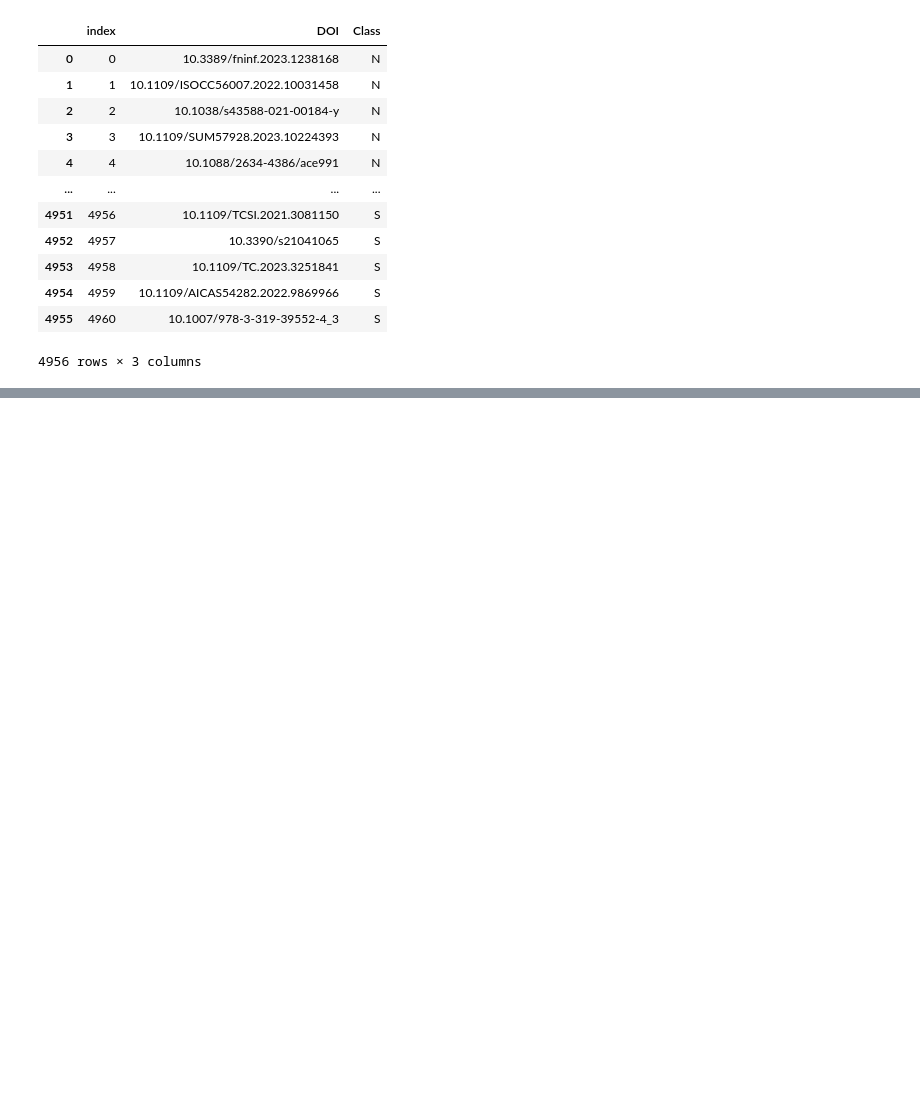
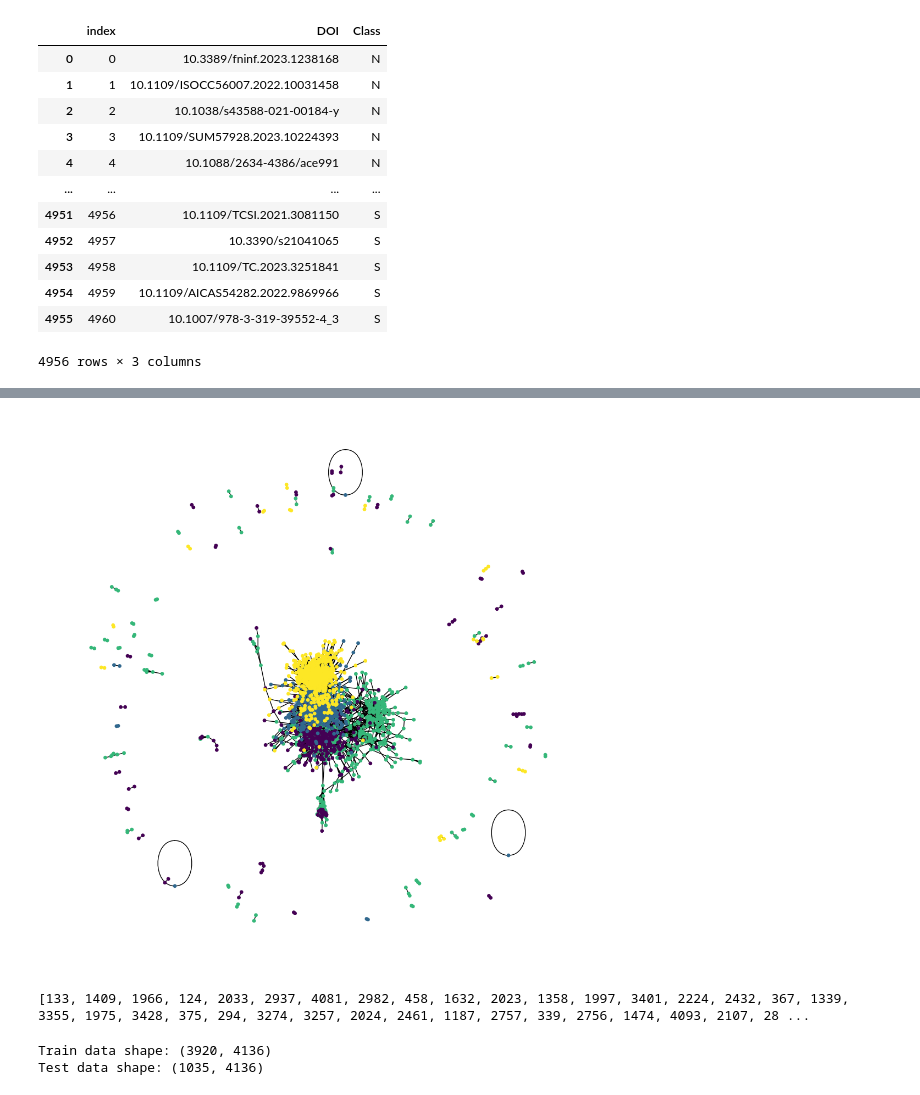
Before and after one commit to rreece15/Collaborative-Networks-In-Machine-Learning, a Jupyter notebook: model/Custom/custom_class.ipynb, the cells around one changed output, grey strips where cells are left out. Drawn from its saved outputs; the diff is of its cells as text; code cells hidden in the pictures; blank space fills up the shorter version.

```diff
--- a/model/Custom/custom_class.ipynb
+++ b/model/Custom/custom_class.ipynb
@@ -99,0 +180,3 @@ print(len(wos_content['word_cited_id'].unique()))
+# %%
+wos_paper = wos_paper.dropna()
+display(wos_paper)
@@ -99,0 +198,4 @@ print(len(wos_content['word_cited_id'].unique()))
+# %%
+wos_paper = wos_paper.reset_index()
+print(wos_paper.shape)
+display(wos_paper)
@@ -99,0 +217,3 @@ print(len(wos_content['word_cited_id'].unique()))
+# %%
+wos_cites = wos_cites[wos_cites['source'].isin(wos_paper['DOI'])]
+wos_cites = wos_cites[wos_cites['target'].isin(wos_paper['DOI'])]
@@ -99,0 +236,38 @@ print(len(wos_content['word_cited_id'].unique()))
+# %%
+class_values = sorted(wos_paper["Class"].unique()) # one hot encoding of rest of variables
+class_idx = {name: id for id, name in enumerate(class_values)}
+paper_idx = {name: idx for idx, name in enumerate(sorted(wos_paper["DOI"].unique()))}
+
+wos_cites["source"] = wos_cites["source"].apply(lambda name: paper_idx[name])
+wos_cites["target"] = wos_cites["target"].apply(lambda name: paper_idx[name])
+wos_paper["DOI"] = wos_paper["DOI"].apply(lambda name: paper_idx[name])
+wos_paper["Class"] = wos_paper["Class"].apply(lambda value: class_idx[value])
+# %%
+plt.figure(figsize=(10, 10))
+colors = wos_paper["Class"].tolist()
+wos_graph = nx.from_pandas_edgelist(wos_cites)#.sample(n=1500))
+subjects = list(wos_paper[wos_paper["DOI"].isin(list(wos_graph.nodes))]["Class"])
+nx.draw_spring(wos_graph, node_size=15, node_color=subjects)
+# %% [output]
+[figure, added]
+# %%
+print(wos_graph.nodes)
+# %% [output]
+[133, 1409, 1966, 124, 2033, 2937, 4081, 2982, 458, 1632, 2023, 1358, 1997, 3401, 2224, 2432, 367, 1339, 3355, 1975, 3428, 375, 294, 3274, 3257, 2024, 2461, 1187, 2757, 339, 2756, 1474, 4093, 2107, 28 ...
+# %%
+train_data, test_data = [], []
+
+for _, group_data in wos_paper.groupby("Class"):
+    # Select around 50% of the dataset for training.
+    random_selection = np.random.rand(len(group_data.index)) <= 0.8
+    train_data.append(group_data[random_selection])
+    test_data.append(group_data[~random_selection])
+
+train_data = pd.concat(train_data).sample(frac=1)
+test_data = pd.concat(test_data).sample(frac=1)
+
+print("Train data shape:", train_data.shape)
+print("Test data shape:", test_data.shape)
+# %% [output]
+Train data shape: (3920, 4136)
+Test data shape: (1035, 4136)
```
Also changed, not shown: parts of 40 cells of this notebook, 2 other files.
